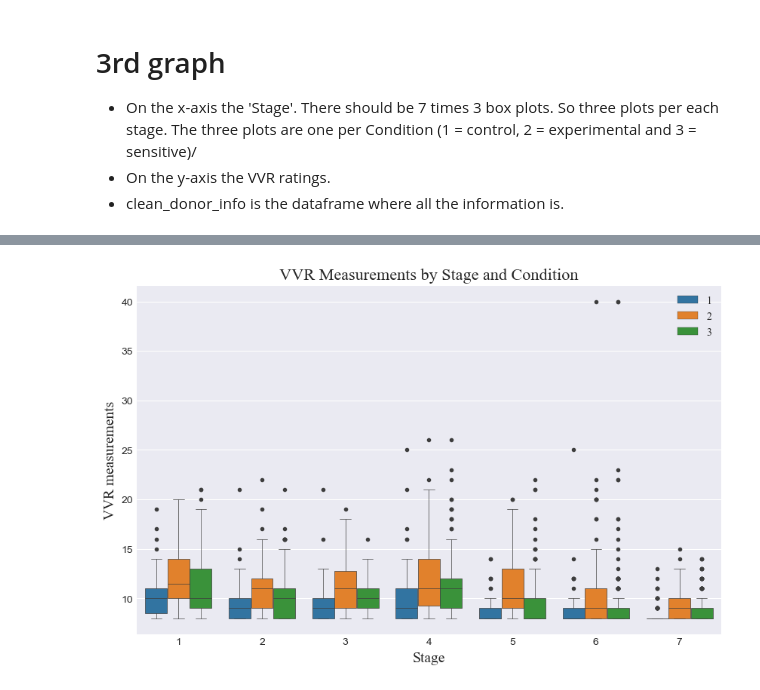
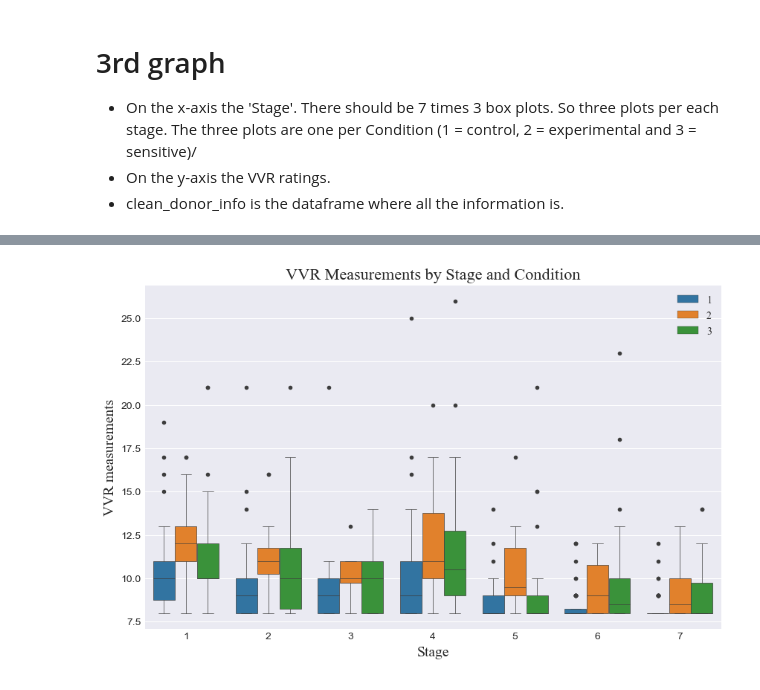
Before and after one commit to DionneSpaltman/predicting_VVR, a Jupyter notebook: visualization/VVR.ipynb, the cells around one changed output, grey strips where cells are left out. Drawn from its saved outputs; the diff is of its cells as text; code cells hidden in the pictures.

Commit message:
Made necessary changes to edit Figure 2

```diff
--- a/visualization/VVR.ipynb
+++ b/visualization/VVR.ipynb
@@ -7,7 +7,7 @@ import numpy
 import pandas
 import matplotlib.pyplot as plt
 # %%
-clean_donor_info = pandas.read_csv('/Users/dionnespaltman/Desktop/V3/processed_donor_info.csv')
+clean_donor_info = pandas.read_csv('/Users/dionnespaltman/Desktop/V4/V3_processed_donor_info.csv')
 # # VVR_scores_final = pandas.read_csv('/Users/dionnespaltman/Desktop/V3/VVR_scores_final.csv')
 # complete_dataset = pandas.read_csv('/Users/dionnespaltman/Desktop/V4/complete_dataset.csv')
 standardized_complete_dataset = pandas.read_csv('/Users/dionnespaltman/Desktop/V4/standardized_complete_dataset.csv')
@@ -155,0 +160,9 @@ display(clean_donor_info)
+# %%
+unstandardized_complete_dataset = pandas.read_csv('/Users/dionnespaltman/Desktop/V4/unstandardized_complete_dataset.csv')
+
+# Get the list of IDs
+list_of_ids = unstandardized_complete_dataset['ID'].tolist()
+
+# Print the list of IDs
+print(list_of_ids)
+print(len(list_of_ids))
@@ -155,0 +172,7 @@ display(clean_donor_info)
+# %%
+if 'Unnamed: 0' in clean_donor_info.columns:
+    clean_donor_info.drop(columns=['Unnamed: 0'], inplace=True)
+    clean_donor_info.drop(columns=['Unnamed: 0.2'], inplace=True)
+    clean_donor_info.drop(columns=['Unnamed: 0.1'], inplace=True)
+
+display(clean_donor_info)
@@ -155,0 +193,6 @@ display(clean_donor_info)
+# %%
+# Filter the DataFrame to keep only the rows where 'ID' is in 'list_of_ids'
+filtered_donor_info = clean_donor_info[clean_donor_info['ID'].isin(list_of_ids)]
+
+# Display the filtered DataFrame
+display(filtered_donor_info)
@@ -159,32 +223,32 @@ import seaborn as sns
 
 # Set the style
 plt.style.use('seaborn-darkgrid')
 
 # Set up the figure and axes
 fig, ax = plt.subplots(figsize=(10, 6))
 
 # Define the order of conditions
 condition_order = [1, 2, 3]
 
 # Plot boxplots for each stage and condition
-sns.boxplot(x='Stage', y='sum_VVR', hue='Condition', data=clean_donor_info, order=range(1, 8), hue_order=condition_order, linewidth=0.5, flierprops=dict(marker='o', markersize=3))
+sns.boxplot(x='Stage', y='sum_VVR', hue='Condition', data=filtered_donor_info, order=range(1, 8), hue_order=condition_order, linewidth=0.5, flierprops=dict(marker='o', markersize=3))
 
 # Move the legend to the right of the graph
 plt.legend(title='Condition', bbox_to_anchor=(1.05, 1), loc='upper left')
 
 # Set labels for x-axis and y-axis and title
 plt.xlabel('Stage', fontsize=14, fontname='Times New Roman')
 plt.ylabel('VVR measurements',  fontsize=14, fontname='Times New Roman')
 plt.title('VVR Measurements by Stage and Condition', fontsize=16, fontname='Times New Roman')
 
 # Add legend with Times New Roman font
 plt.legend(prop={'family': 'Times New Roman'})
 
 # Remove the top and right spines
 plt.gca().spines['top'].set_visible(False)
 plt.gca().spines['right'].set_visible(False)
 
 # Show the plot
 plt.show()
 # %% [output]
-[figure, old version]
+[figure, new version]
```
Also changed, not shown: parts of 6 cells of this notebook, 3 other files.
